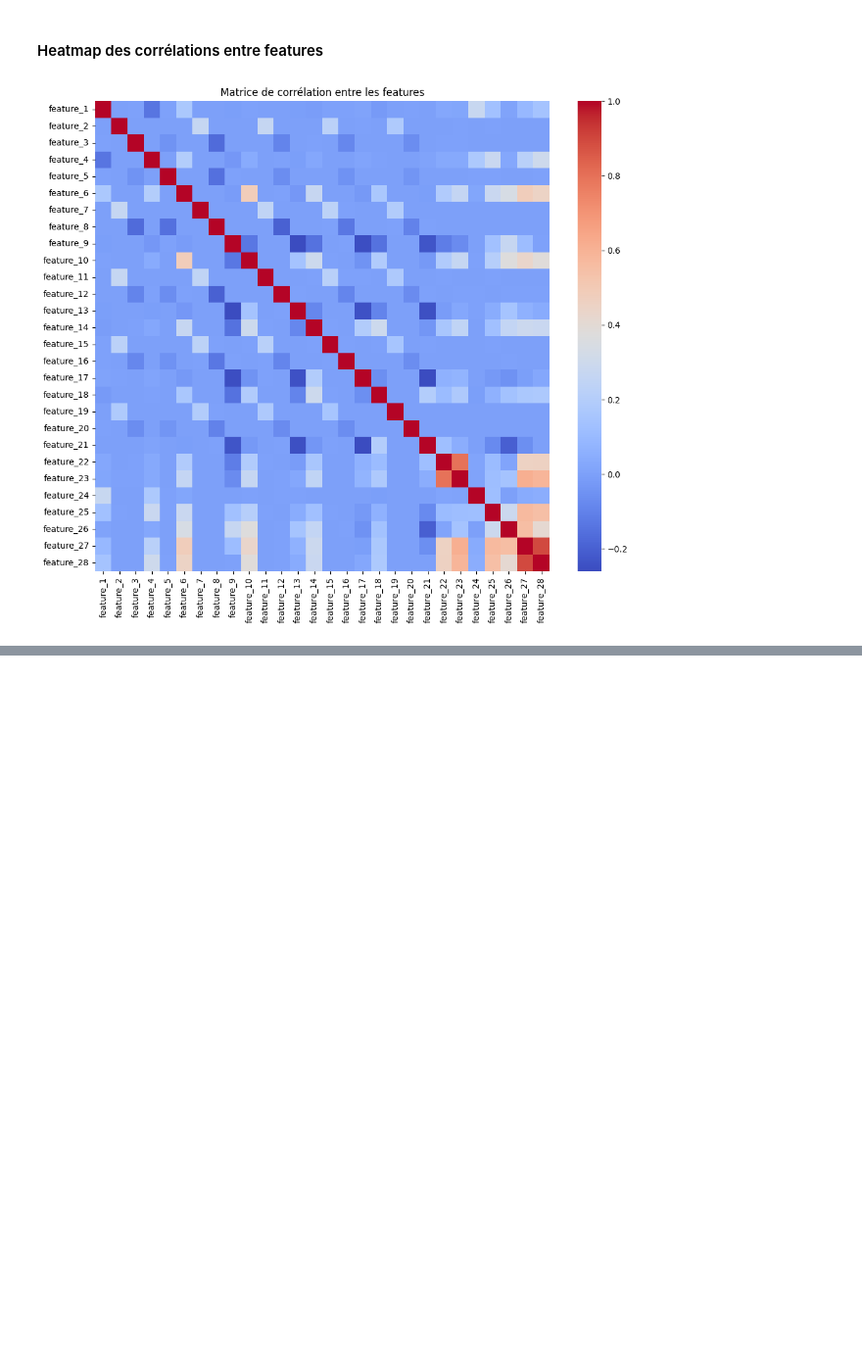
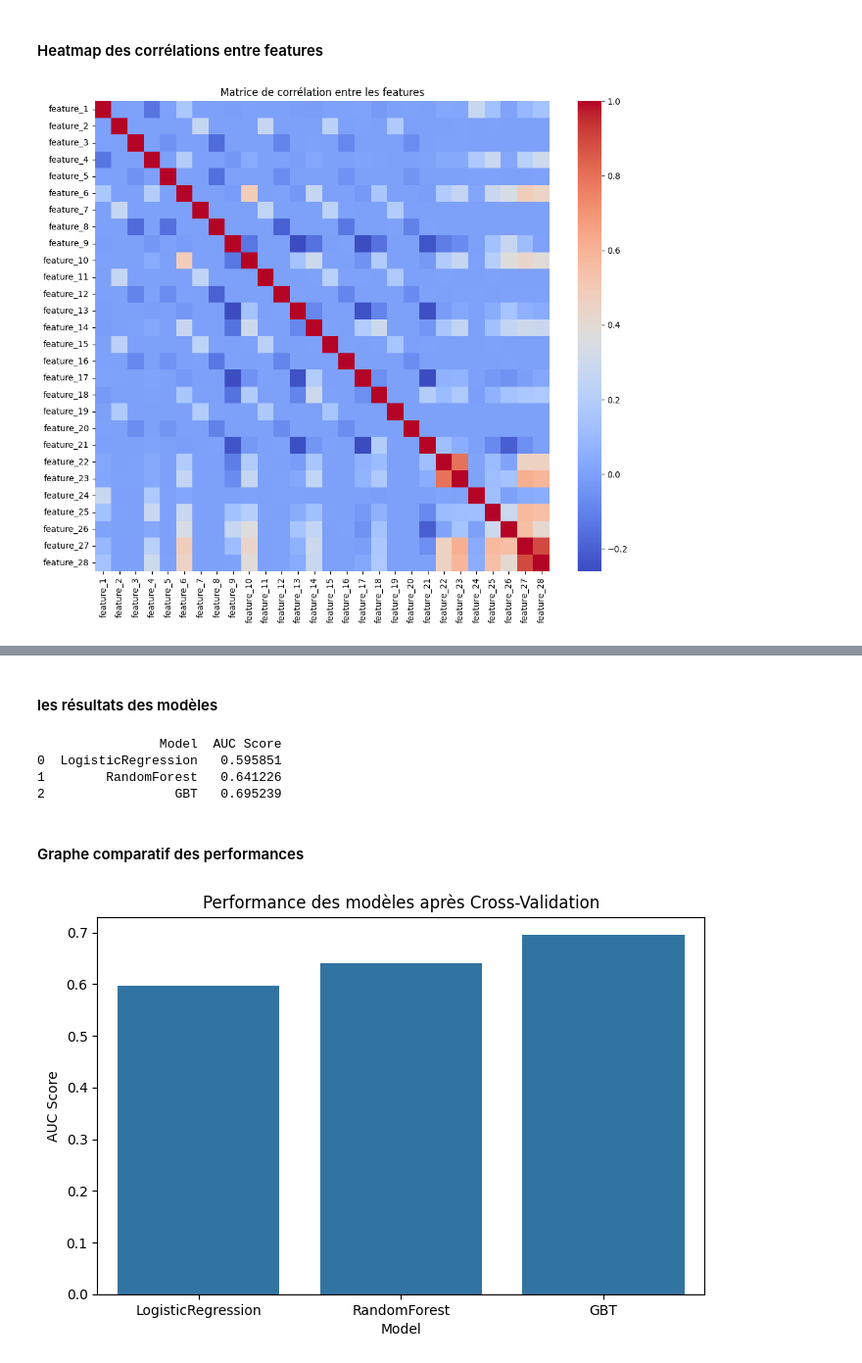
Before and after one commit to M-ustapha/Projet-Higgs, a Jupyter notebook: FinalVersion.ipynb, the cells around one changed output, grey strips where cells are left out. Shown: that part at 98% size. Saved outputs shown, nothing was run; the diff lists cells and outputs as text; code cells hidden in the pictures; blank space fills up the shorter version.

```diff
--- a/FinalVersion.ipynb
+++ b/FinalVersion.ipynb
@@ -156,0 +185,6 @@ plt.show()
+# %%
+models = {
+    "LogisticRegression": LogisticRegression(featuresCol="features", labelCol="label"),
+    "RandomForest": RandomForestClassifier(featuresCol="features", labelCol="label", numTrees=10),
+    "GBT": GBTClassifier(featuresCol="features", labelCol="label", maxIter=10)
+}
@@ -156,0 +193,2 @@ plt.show()
+# %%
+evaluator = BinaryClassificationEvaluator(labelCol="label", metricName="areaUnderROC")
@@ -156,0 +197,22 @@ plt.show()
+# %%
+cv_results = {}
+for name, model in models.items():
+    paramGrid = ParamGridBuilder()
+    if name == "LogisticRegression":
+        paramGrid = paramGrid.addGrid(model.regParam, [0.01, 0.1, 1.0])
+    elif name == "RandomForest":
+        paramGrid = paramGrid.addGrid(model.numTrees, [10, 20, 50])
+    elif name == "GBT":
+        paramGrid = paramGrid.addGrid(model.maxIter, [10, 20, 50])
+    paramGrid = paramGrid.build()
+
+    crossval = CrossValidator(estimator=model,
+                              estimatorParamMaps=paramGrid,
+                              evaluator=evaluator,
+                              numFolds=3)
+
+    cv_model = crossval.fit(df_train)
+    best_model = cv_model.bestModel
+    auc = evaluator.evaluate(best_model.transform(df_test))
+    cv_results[name] = auc
+    print(f"{name}: Best AUC = {auc}")
@@ -156,0 +231,20 @@ plt.show()
+# %% [markdown]
+#### les résultats des modèles
+# %%
+results_df = pd.DataFrame(list(cv_results.items()), columns=["Model", "AUC Score"])
+print(results_df)
+# %% [output]
+                Model  AUC Score
+0  LogisticRegression   0.595851
+1        RandomForest   0.641226
+2                 GBT   0.695239
+# %% [markdown]
+#### Graphe comparatif des performances
+# %%
+plt.figure(figsize=(8, 5))
+sns.barplot(x="Model", y="AUC Score", data=results_df)
+plt.title("Performance des modèles après Cross-Validation")
+plt.ylabel("AUC Score")
+plt.show()
+# %% [output]
+[figure, added]
```
Also changed, not shown: parts of 13 cells of this notebook, 1 other file.
